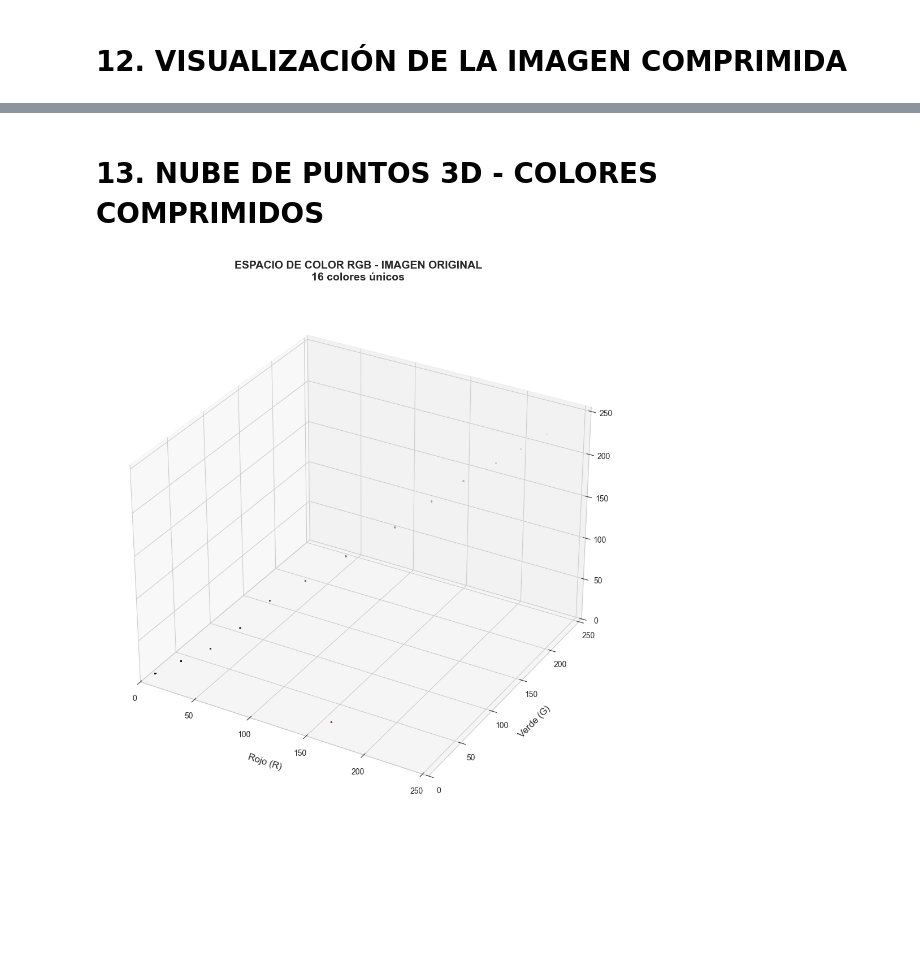
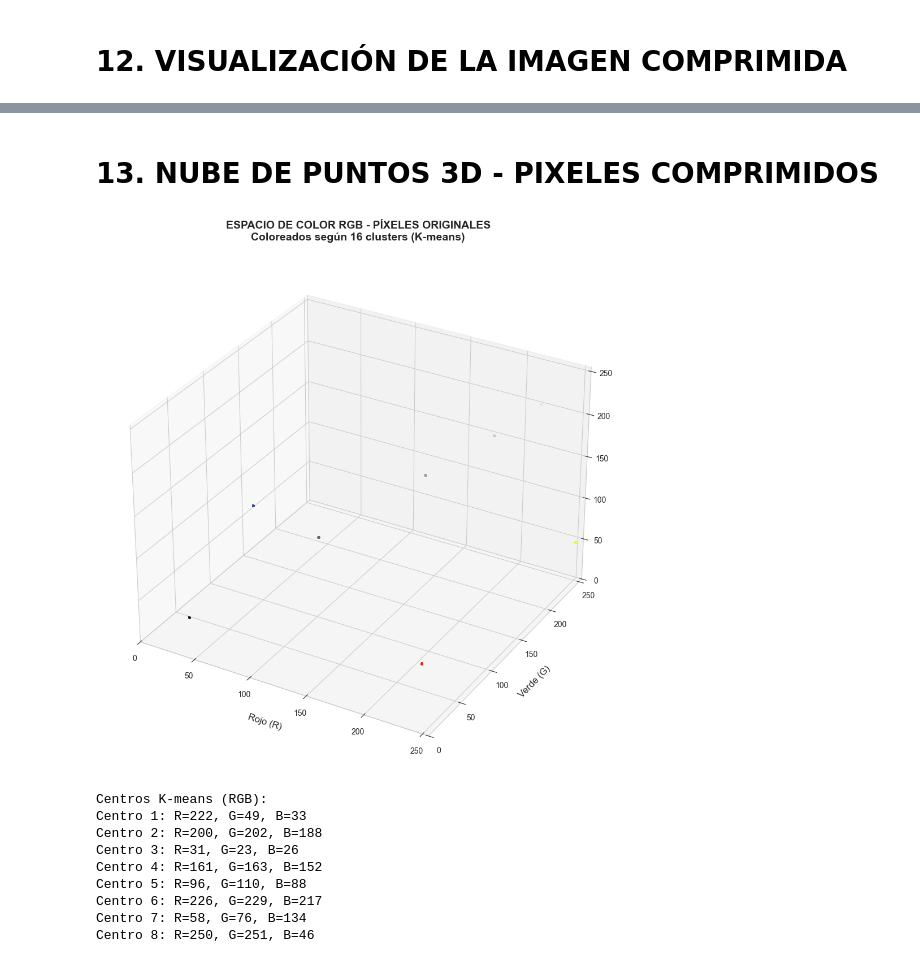
Before and after one commit to rperecam/kmeans-img, a Jupyter notebook: compress-img-kmeans.ipynb, the cells around one changed output, grey strips where cells are left out. Saved outputs shown, nothing was run; the diff lists cells and outputs as text; code cells hidden in the pictures; blank space fills up the shorter version.

```diff
--- a/compress-img-kmeans.ipynb
+++ b/compress-img-kmeans.ipynb
@@ -25,7 +21,7 @@ print("✓ Librerías importadas correctamente")
 # 2. CARGA DE LA IMAGEN
 # %%
 # Ruta de la imagen (modifica esta ruta con tu imagen)
-image_path = 'img-porsche.jpg'  # Cambia esto por tu imagen
+image_path = 'data/img-miro.png'  # Cambia esto por tu imagen
 
 # Cargar imagen
 original_image = Image.open(image_path)
@@ -153,11 +149,11 @@ plt.show()
 # %% [markdown]
 # 9. APLICACIÓN DEL ALGORITMO K-MEANS
 # %%
-from sklearn.cluster import MiniBatchKMeans
+from sklearn.cluster import KMeans
 import time
 
 # Definir número de clusters (colores finales)
-n_clusters = 16  # Puedes cambiar este valor
+n_clusters = 8  # Puedes cambiar este valor
 
 print(f"🔄 APLICANDO K-MEANS CLUSTERING")
 print(f"   Número de clusters (K): {n_clusters}")
@@ -166,13 +162,15 @@ print(f"   Procesando {len(original_pixels):,} píxeles...")
 # Medir tiempo de ejecución
 start_time = time.time()
 
-# Aplicar K-means
-kmeans = MiniBatchKMeans(
+kmeans = KMeans(
     n_clusters=n_clusters,
+    init='k-means++',      # Mejor inicialización
+    n_init=10,             # Más intentos para encontrar el mejor resultado
+    max_iter=300,          # Más iteraciones para convergencia
+    tol=1e-4,              # Tolerancia más estricta
     random_state=42,
-    batch_size=2048,
-    max_iter=100,
-    n_init=3
+    algorithm='lloyd',     # Algoritmo clásico (más preciso)
+    verbose=0
 )
 labels = kmeans.fit_predict(original_pixels)
 
@@ -278,42 +275,54 @@ plt.show()
 # %% [markdown]
-# 13. NUBE DE PUNTOS 3D - COLORES COMPRIMIDOS
+# 13. NUBE DE PUNTOS 3D - PIXELES COMPRIMIDOS
 # %%
-# Muestrear píxeles para visualización (para evitar sobrecarga)
-sample_size = 1000000
-if len(compressed_pixels) > sample_size:
-    indices = np.random.choice(len(compressed_pixels), sample_size, replace=False)
-    sampled_compressed_pixels = compressed_pixels[indices]
-else:
-    sampled_compressed_pixels = compressed_pixels
+# Muestrear PÍXELES ORIGINALES para visualización
+sample_size = min(100000, len(compressed_pixels))
+indices = np.random.choice(len(compressed_pixels), sample_size, replace=False)
+sampled_original_pixels = compressed_pixels[indices]
+sampled_labels = labels[indices]
 
 # Crear visualización 3D
 fig = plt.figure(figsize=(14, 10))
 ax = fig.add_subplot(111, projection='3d')
 
-# Normalizar colores para matplotlib (0-1)
-colors_normalized = sampled_compressed_pixels / 255.0
+# Colorear cada píxel según su cluster asignado
+colors_normalized = centers[sampled_labels] / 255.0
 
-# Plotear puntos
+# Plotear puntos ORIGINALES
 scatter = ax.scatter(
-    sampled_compressed_pixels[:, 0],  # Canal Rojo
-    sampled_compressed_pixels[:, 1],  # Canal Verde
-    sampled_compressed_pixels[:, 2],  # Canal Azul
-    c=colors_normalized,
-    s=3,
-    alpha=0.6,
+    sampled_original_pixels[:, 0],  # Valores R originales
+    sampled_original_pixels[:, 1],  # Valores G originales
+    sampled_original_pixels[:, 2],  # Valores B originales
+    c=colors_normalized,  # Coloreados por cluster
+    s=10,
+    alpha=0.4,
     edgecolors='none'
 )
 
 ax.set_xlabel('Rojo (R)', fontsize=12, labelpad=10)
 ax.set_ylabel('Verde (G)', fontsize=12, labelpad=10)
 ax.set_zlabel('Azul (B)', fontsize=12, labelpad=10)
-ax.set_title(f'ESPACIO DE COLOR RGB - IMAGEN ORIGINAL\n{n_unique_compressed:,} colores únicos',
+ax.set_title(f'ESPACIO DE COLOR RGB - PÍXELES ORIGINALES\nColoreados según 16 clusters (K-means)',
              fontsize=14, fontweight='bold', pad=20)
 ax.set_xlim(0, 255)
 ax.set_ylim(0, 255)
 ax.set_zlim(0, 255)
 
 plt.tight_layout()
 plt.show()
+
+# Mostrar información de los centros
+print("\nCentros K-means (RGB):")
+for i, center in enumerate(centers):
+    print(f"Centro {i+1}: R={center[0]:.0f}, G={center[1]:.0f}, B={center[2]:.0f}")
 # %% [output]
-[figure, old version]
+[figure, new version]
+Centros K-means (RGB):
+Centro 1: R=222, G=49, B=33
+Centro 2: R=200, G=202, B=188
+Centro 3: R=31, G=23, B=26
+Centro 4: R=161, G=163, B=152
+Centro 5: R=96, G=110, B=88
+Centro 6: R=226, G=229, B=217
+Centro 7: R=58, G=76, B=134
+Centro 8: R=250, G=251, B=46
```
Also changed, not shown: parts of 11 cells of this notebook, 3 other files.
